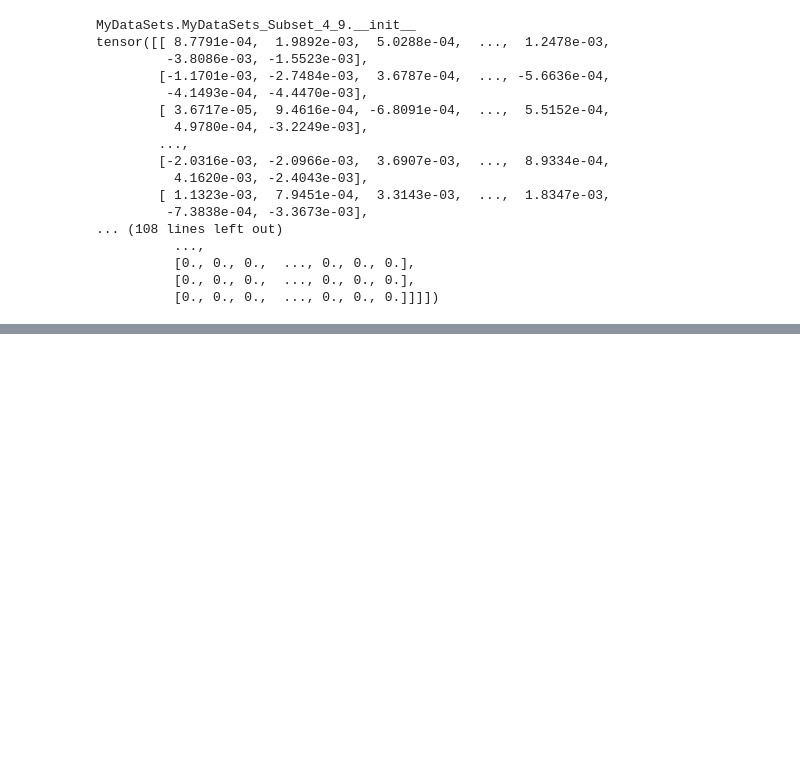
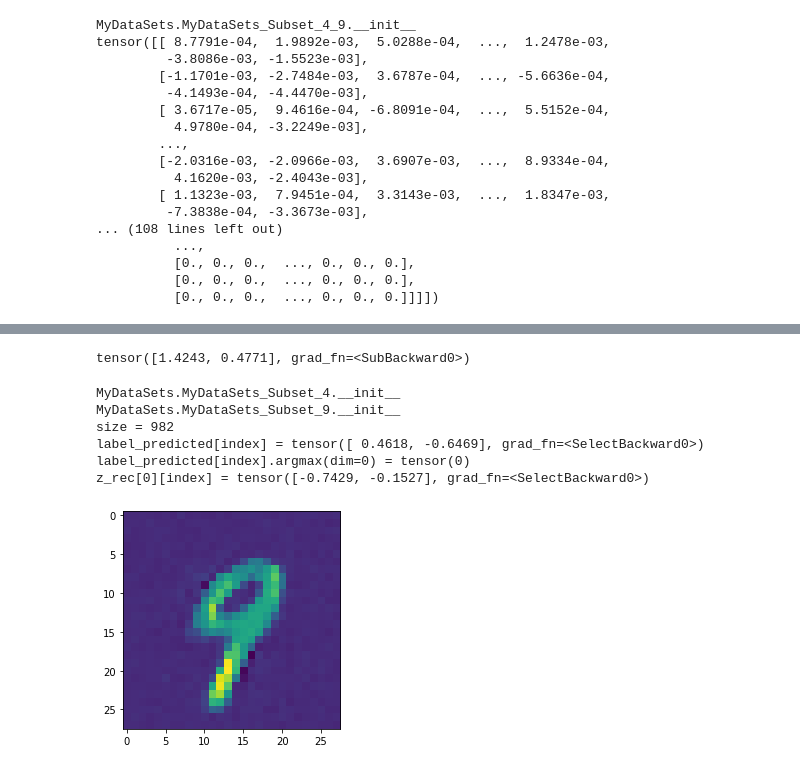
Before and after one commit to DominikOcsofszki/mlp, a Jupyter notebook: binary_final.ipynb, the cells around one changed output, grey strips where cells are left out. Cells and saved outputs as stored; diff of their text form; code cells hidden in the pictures; blank space fills up the shorter version.

```diff
--- a/binary_final.ipynb
+++ b/binary_final.ipynb
@@ -527,0 +591,60 @@ calc_averages_of_class_1
+# %%
+Vector_Arithmetik = images_9_enc_mean - images_4_enc_mean
+
+print(Vector_Arithmetik)
+# %% [output]
+tensor([1.4243, 0.4771], grad_fn=<SubBackward0>)
+# %%
+from torchvision.utils import save_image
+# helper.latent_rand_to_img(pick_model, rand_tensor)
+from matplotlib import pyplot as plt
+import numpy as np
+from torchvision.utils import make_grid
+from MyDataSet import MyDataSets_Subset_4_9
+from matplotlib import pyplot as plt
+import numpy as np
+import torch
+import model
+import helper
+
+
+pick_model = model.VaeFinal_only_one_hidden()
+pick_model = helper.import_model_name(model_x=pick_model, activate_eval=True)
+pick_2_classifier = model.MyModel5_retry_2classes_faster_4()
+pick_2_classifier = helper.import_model_name(model_x=pick_2_classifier, activate_eval=True)
+
+
+import MyDataSet
+#
+# _testset_full = datasets.MNIST(root='data/testset', train=False, transform=transforms.ToTensor(),
+#                                        download=True)
+dataset_test_4 = MyDataSet.MyDataSets_Subset_4(batch_size_train=10)
+dataset_test_9 = MyDataSet.MyDataSets_Subset_9(batch_size_train=10)
+datasetbatch_4 = next(iter(dataset_test_4.test_loader_subset_changed_labels))
+datasetbatch_9 = next(iter(dataset_test_9.test_loader_subset_changed_labels))
+
+img_to_test = datasetbatch_4[0]
+label_predicted = pick_2_classifier(img_to_test)
+z_rec = pick_model.encode(img_to_test)
+index = 5
+
+size = label_predicted.shape[0]
+class_0_or_1_prediction = label_predicted[index].argmax(dim=0) =
+#pick anz numbet
+
+print(f'{size = }')
+print(f'{label_predicted[index] = }')
+print(f'{label_predicted[index].argmax(dim=0) = }')
+print(f'{z_rec[0][index] = }')
+# %% [output]
+MyDataSets.MyDataSets_Subset_4.__init__
+MyDataSets.MyDataSets_Subset_9.__init__
+size = 982
+label_predicted[index] = tensor([ 0.4618, -0.6469], grad_fn=<SelectBackward0>)
+label_predicted[index].argmax(dim=0) = tensor(0)
+z_rec[0][index] = tensor([-0.7429, -0.1527], grad_fn=<SelectBackward0>)
+# %%
+ifcounter_factual = rand_tensor - Vector_Arithmetik
+helper.latent_rand_to_img(pick_model, ifcounter_factual)
+# %% [output]
+[figure, added]
```
Also changed, not shown: parts of 5 cells of this notebook, 2 other files.
